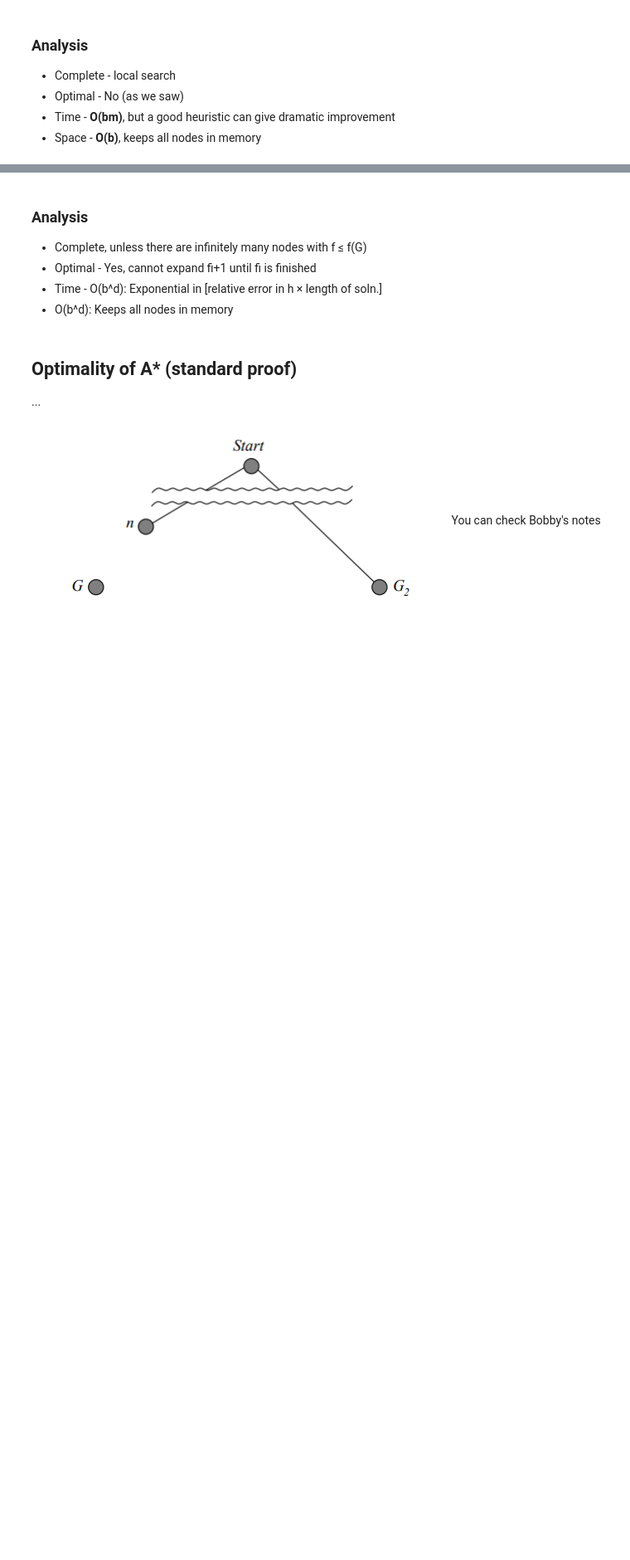
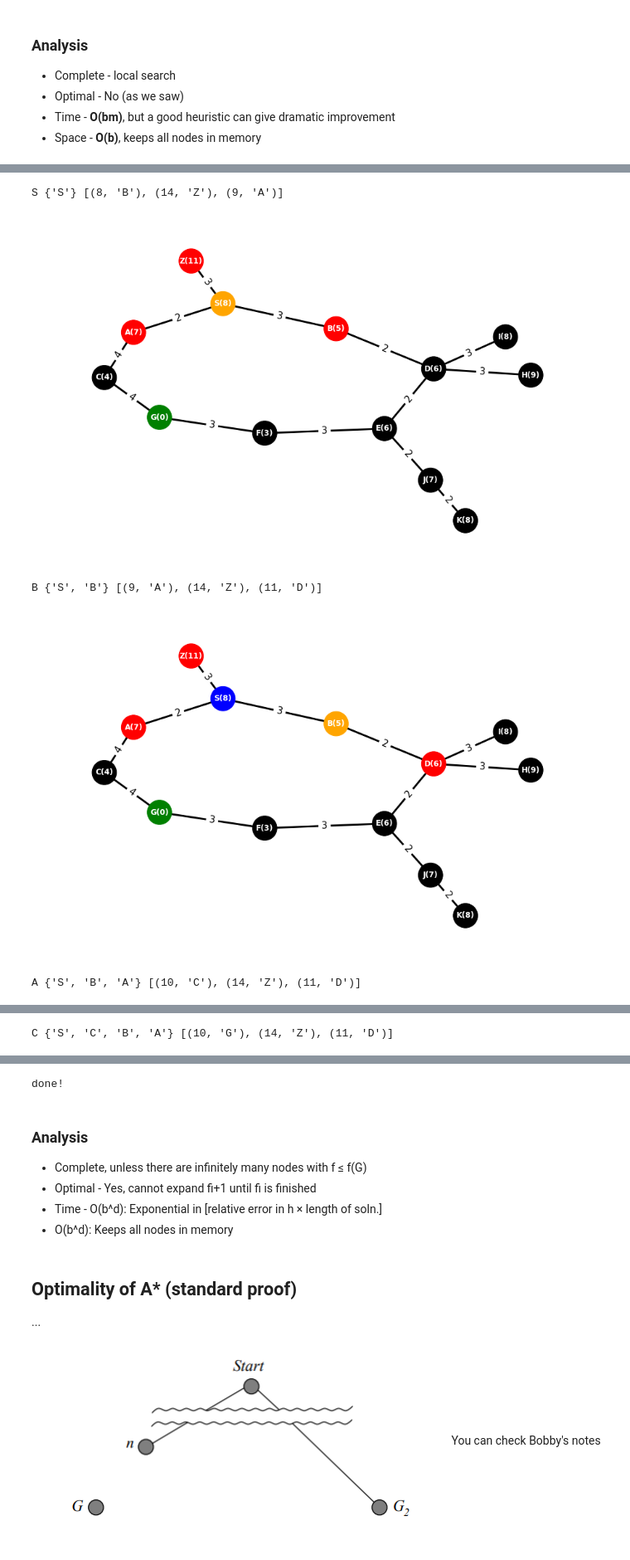
Before and after one commit to ichko/fmi-ai-2122, a Jupyter notebook: week-02.ipynb, the cells around one changed output, grey strips where cells are left out. Shown at 83% size. Cells and saved outputs as stored; diff of their text form; code cells hidden in the pictures; blank space fills up the shorter version.

```diff
--- a/week-02.ipynb
+++ b/week-02.ipynb
@@ -293,0 +332,46 @@ def A_star(g, start, end):
+# %%
+def A_star(g, start, end):
+    start_node = g.nodes[start]
+    queue = [(start_node.heuristic, start)]
+    visited = set()
+    distances = {start: 0}
+
+    while len(queue) > 0:
+        _, current = heapq.heappop(queue)
+        current_node = g.nodes[current]
+
+        if current == end:
+            print('done!')
+            return
+
+        if current in visited:
+            continue
+        visited.add(current)
+
+        for child_node, weight in g.children_of(current):
+            if child_node.value in visited:
+                continue
+
+            distance_to_child = distances[current] + weight
+            if child_node.value in distances:
+                best_distance = min(distances[child_node.value], distance_to_child)
+                distances[child_node.value] = best_distance
+                ...
+            else:
+                distances[child_node.value] = distance_to_child
+
+            f = child_node.heuristic + distance_to_child
+            heapq.heappush(queue, (f, child_node.value))
+
+#         clear_output()
+        print(current, visited, queue)
+        display(g, current, end, queue, visited)
+#         time.sleep(3)
+# %%
+A_star(g, 'S', 'G')
+# %% [output]
+S {'S'} [(8, 'B'), (14, 'Z'), (9, 'A')]
+[figure, added]
+B {'S', 'B'} [(9, 'A'), (14, 'Z'), (11, 'D')]
+[figure, added]
+A {'S', 'B', 'A'} [(10, 'C'), (14, 'Z'), (11, 'D')]
@@ -293,0 +379 @@ def A_star(g, start, end):
+C {'S', 'C', 'B', 'A'} [(10, 'G'), (14, 'Z'), (11, 'D')]
@@ -294,3 +381,4 @@ def A_star(g, start, end):
+done!
 # %% [markdown]
 ### Analysis
  - Complete, unless there are infinitely many nodes with f ≤ f(G)
```
Also changed, not shown: parts of 19 cells of this notebook.
